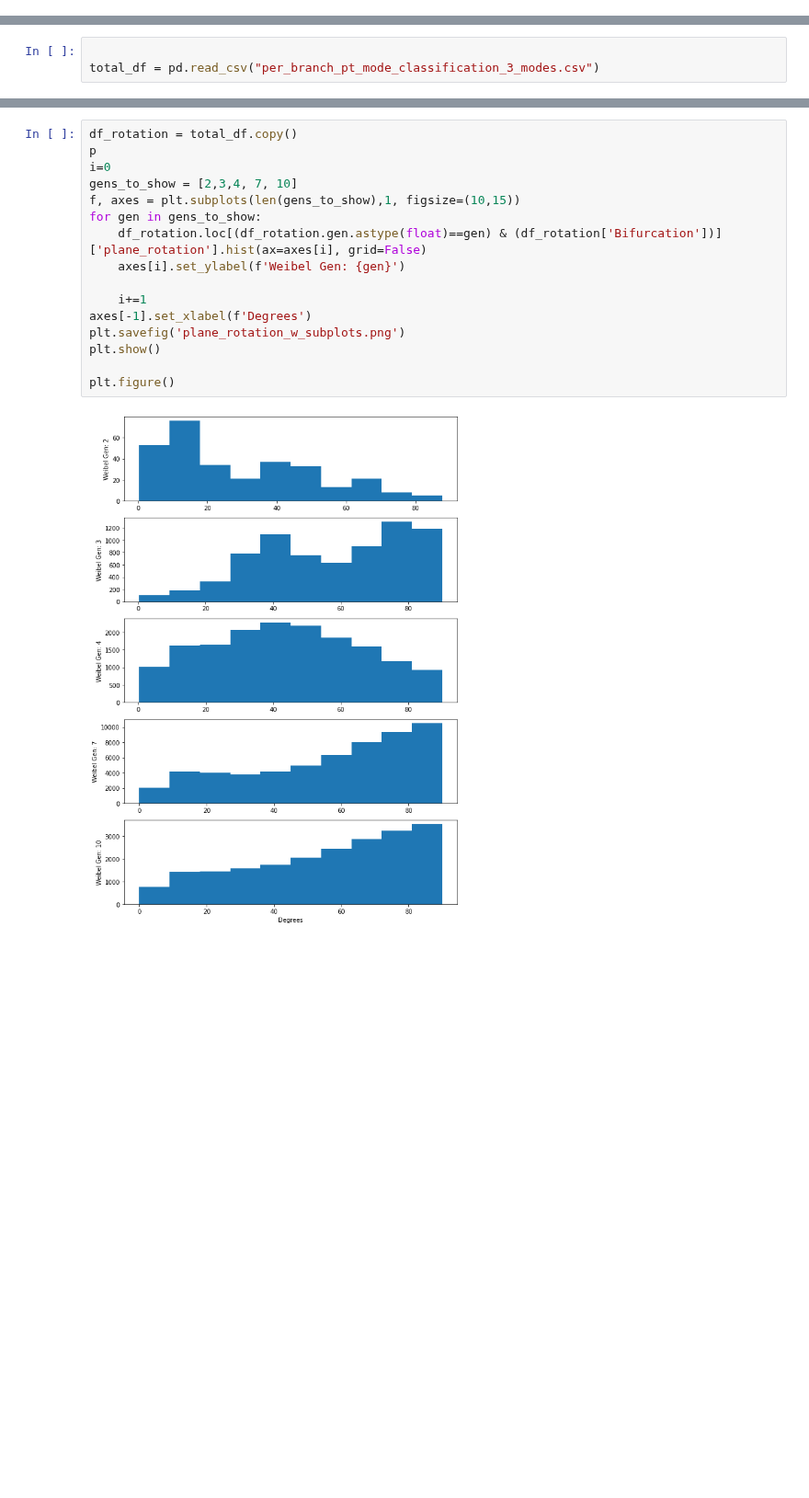
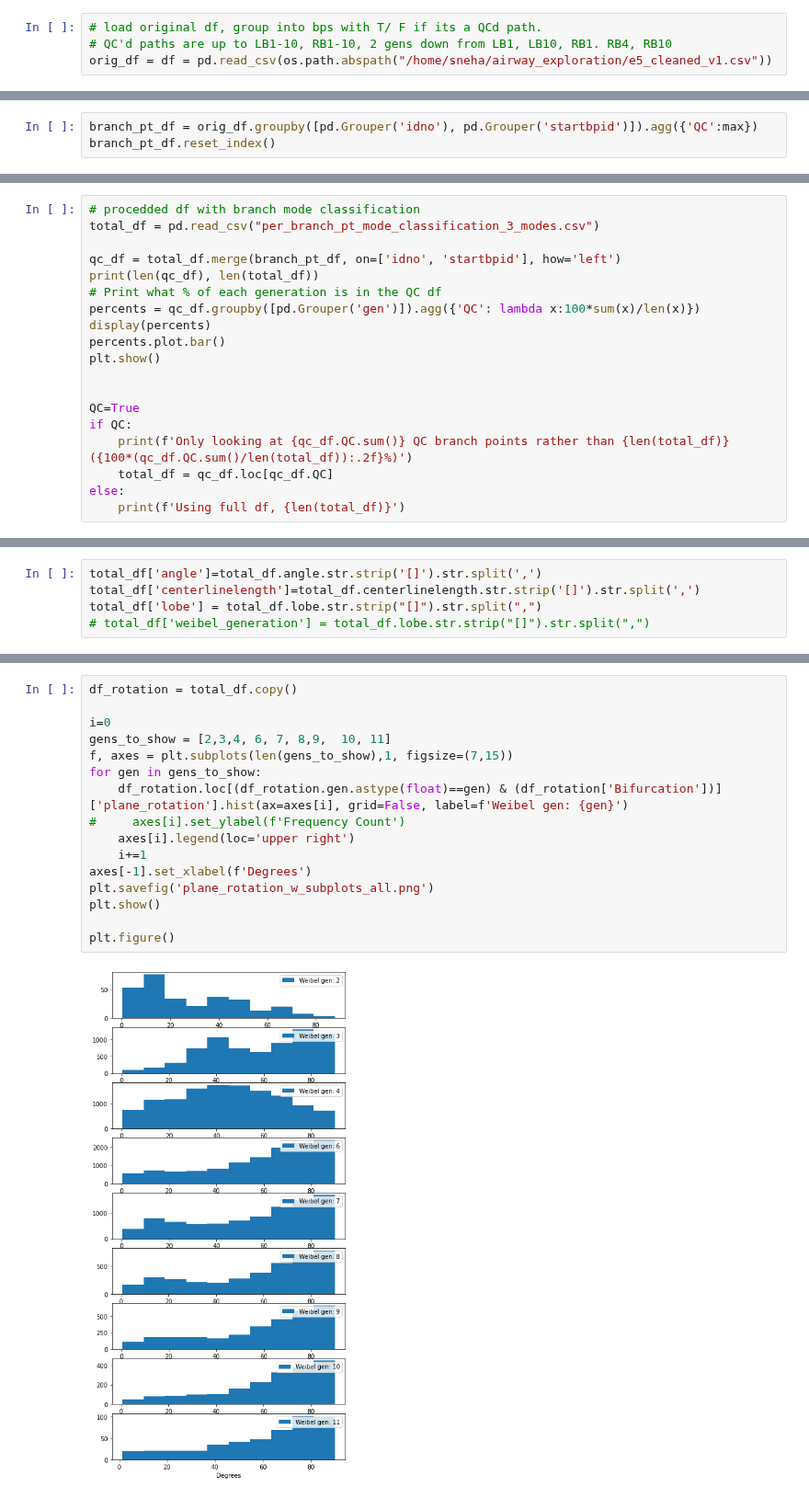
Before and after one commit to s-n-naik/airway_exploration, a Jupyter notebook: Mode_Exploration_v2.ipynb, the cells around one changed output, grey strips where cells are left out. Shown at 92% size. Saved outputs shown, nothing was run; the diff lists cells and outputs as text; blank space fills up the shorter version.

Commit message:
looking at paths and mode occurrence - WIP

```diff
--- a/Mode_Exploration_v2.ipynb
+++ b/Mode_Exploration_v2.ipynb
@@ -14,0 +18,4 @@ The autoreload extension is already loaded. To reload it, use:
+# %%
+# load original df, group into bps with T/ F if its a QCd path.
+# QC'd paths are up to LB1-10, RB1-10, 2 gens down from LB1, LB10, RB1. RB4, RB10
+orig_df = df = pd.read_csv(os.path.abspath("/home/sneha/airway_exploration/e5_cleaned_v1.csv"))
@@ -14,0 +95,3 @@ The autoreload extension is already loaded. To reload it, use:
+# %%
+branch_pt_df = orig_df.groupby([pd.Grouper('idno'), pd.Grouper('startbpid')]).agg({'QC':max})
+branch_pt_df.reset_index()
@@ -15,3 +114,19 @@ The autoreload extension is already loaded. To reload it, use:
 # %%
+# procedded df with branch mode classification
+total_df = pd.read_csv("per_branch_pt_mode_classification_3_modes.csv")
 
-total_df = pd.read_csv("per_branch_pt_mode_classification_3_modes.csv")
+qc_df = total_df.merge(branch_pt_df, on=['idno', 'startbpid'], how='left')
+print(len(qc_df), len(total_df))
+# Print what % of each generation is in the QC df
+percents = qc_df.groupby([pd.Grouper('gen')]).agg({'QC': lambda x:100*sum(x)/len(x)})
+display(percents)
+percents.plot.bar()
+plt.show()
+
+
+QC=True
+if QC:
+    print(f'Only looking at {qc_df.QC.sum()} QC branch points rather than {len(total_df)} ({100*(qc_df.QC.sum()/len(total_df)):.2f}%)')
+    total_df = qc_df.loc[qc_df.QC]
+else:
+    print(f'Using full df, {len(total_df)}')
@@ -17,0 +155,5 @@ total_df = pd.read_csv("per_branch_pt_mode_classification_3_modes.csv")
+# %%
+total_df['angle']=total_df.angle.str.strip('[]').str.split(',')
+total_df['centerlinelength']=total_df.centerlinelength.str.strip('[]').str.split(',')
+total_df['lobe'] = total_df.lobe.str.strip("[]").str.split(",")
+# total_df['weibel_generation'] = total_df.lobe.str.strip("[]").str.split(",")
@@ -160,20 +303,20 @@ plt.show()
 # %%
 df_rotation = total_df.copy()
-p
+
 i=0
-gens_to_show = [2,3,4, 7, 10]
-f, axes = plt.subplots(len(gens_to_show),1, figsize=(10,15))
+gens_to_show = [2,3,4, 6, 7, 8,9,  10, 11]
+f, axes = plt.subplots(len(gens_to_show),1, figsize=(7,15))
 for gen in gens_to_show:
-    df_rotation.loc[(df_rotation.gen.astype(float)==gen) & (df_rotation['Bifurcation'])]['plane_rotation'].hist(ax=axes[i], grid=False)
-    axes[i].set_ylabel(f'Weibel Gen: {gen}')
-
+    df_rotation.loc[(df_rotation.gen.astype(float)==gen) & (df_rotation['Bifurcation'])]['plane_rotation'].hist(ax=axes[i], grid=False, label=f'Weibel gen: {gen}')
+#     axes[i].set_ylabel(f'Frequency Count')
+    axes[i].legend(loc='upper right')
     i+=1
 axes[-1].set_xlabel(f'Degrees')
-plt.savefig('plane_rotation_w_subplots.png')
+plt.savefig('plane_rotation_w_subplots_all.png')
 plt.show()
 
 plt.figure()
 # %% [output]
-[figure, old version]
+[figure, new version]
 <Figure size 432x288 with 0 Axes>
 <Figure size 432x288 with 0 Axes>
```
Also changed, not shown: parts of 29 cells of this notebook.
